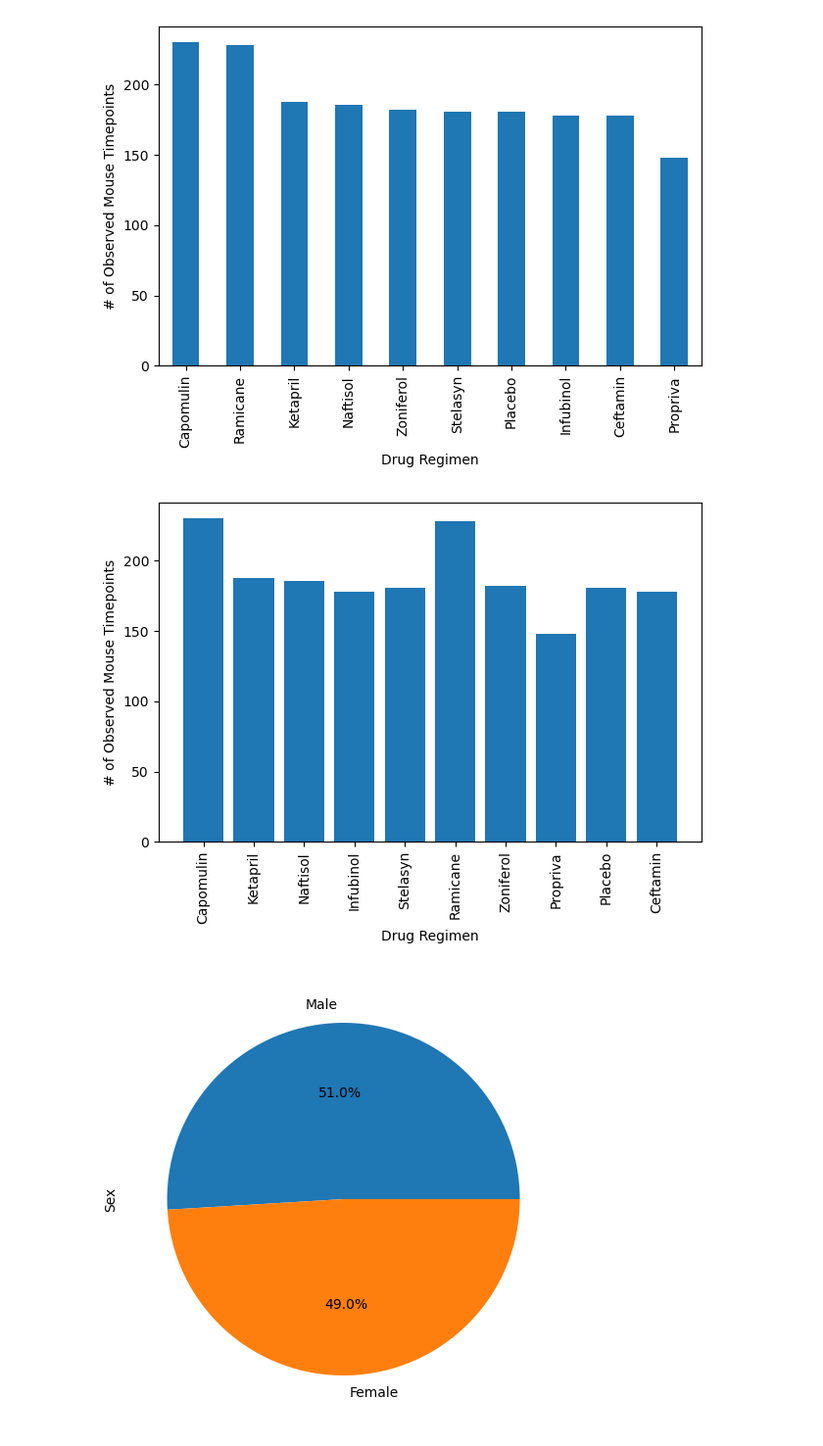
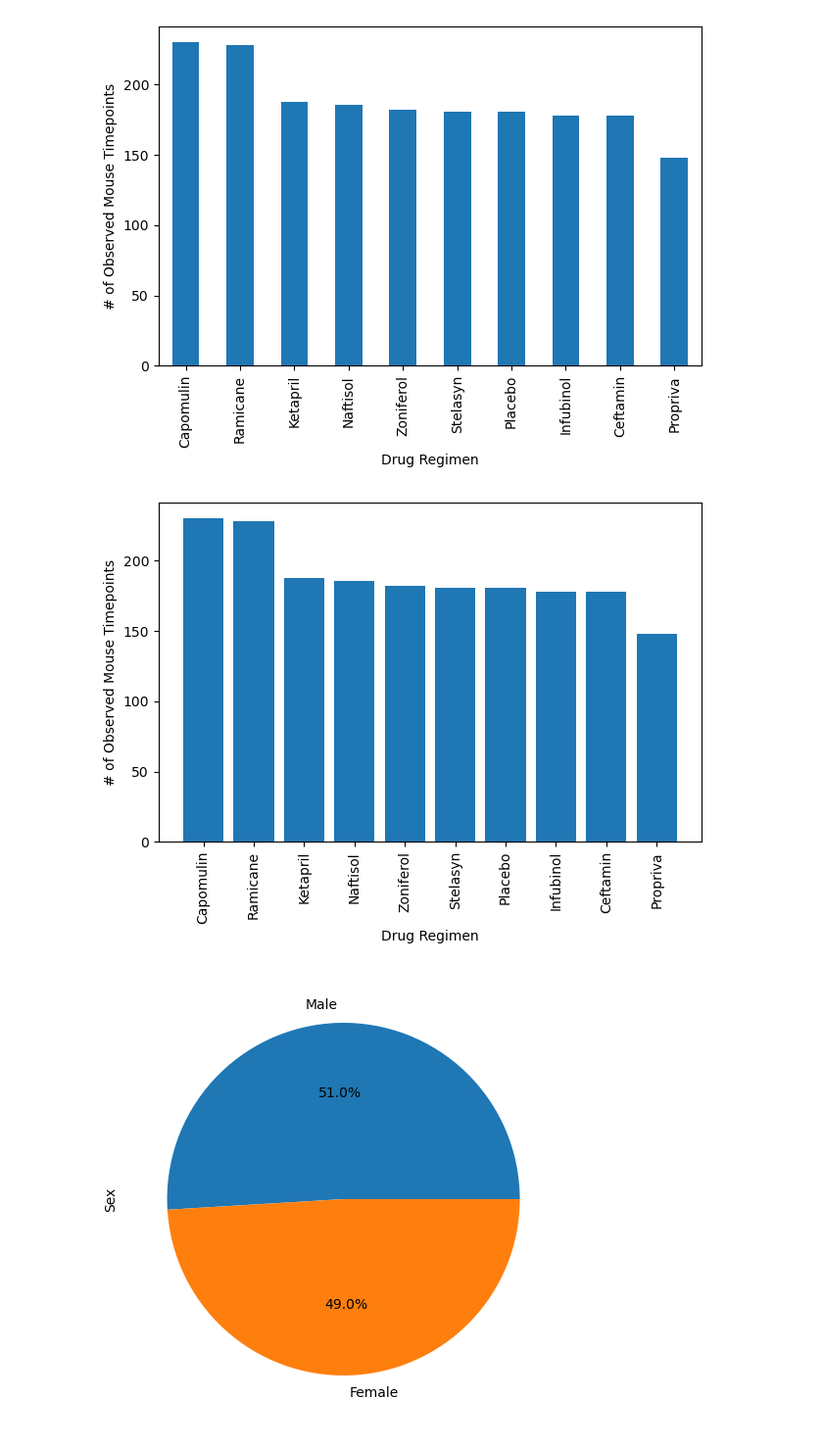
Before and after one commit to KamalFarran/matplotlib-challenge, a Jupyter notebook: Pymaceuticals/pymaceuticals_starter.ipynb, the cells around one changed output. Shown: that part at 98% size. Drawn from its saved outputs; the diff is of its cells as text; code cells hidden in the pictures.

```diff
--- a/Pymaceuticals/pymaceuticals_starter.ipynb
+++ b/Pymaceuticals/pymaceuticals_starter.ipynb
@@ -165,20 +165,19 @@ plt.show()
 [figure]
 # %%
 # Generate a bar plot showing the total number of rows (Mouse ID/Timepoints) for each drug regimen using pyplot.
-x_axis = clean_mouse_results["Drug Regimen"].unique()
+drug_timepoints = clean_mouse_results["Drug Regimen"].value_counts()
+
+x_axis = drug_timepoints.index.values
 counts = []
-for x in x_axis:
-    count = clean_mouse_results.loc[clean_mouse_results["Drug Regimen"] == x]["Timepoint"].count()
-    counts.append(count)
 
-plt.bar(x_axis, counts)
+plt.bar(x_axis, drug_timepoints)
 plt.xlabel("Drug Regimen")
 plt.ylabel("# of Observed Mouse Timepoints")
 plt.xticks(rotation=90)
 plt.tight_layout()
 plt.show()
 # %% [output]
-[figure, old version]
+[figure, new version]
 # %%
 # Generate a pie plot showing the distribution of female versus male mice using Pandas
 mouse_sex = clean_mouse_results["Sex"].value_counts()
```
Also changed, not shown: parts of 1 cell of this notebook.
